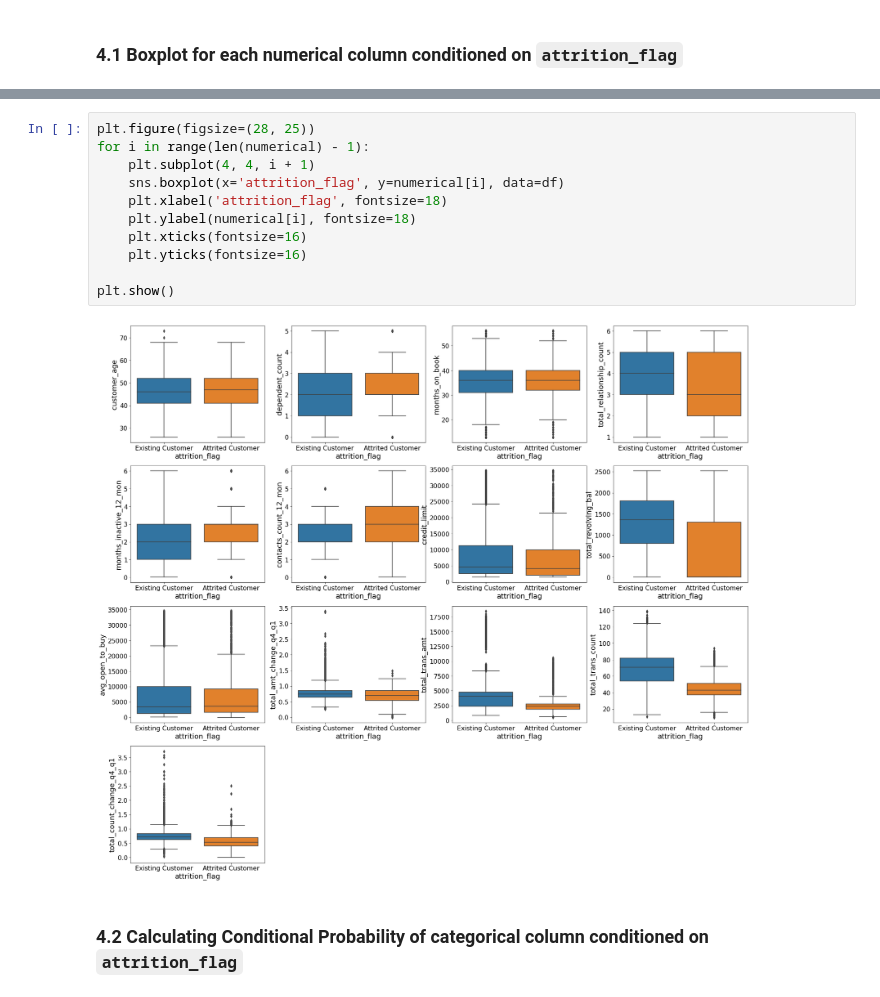
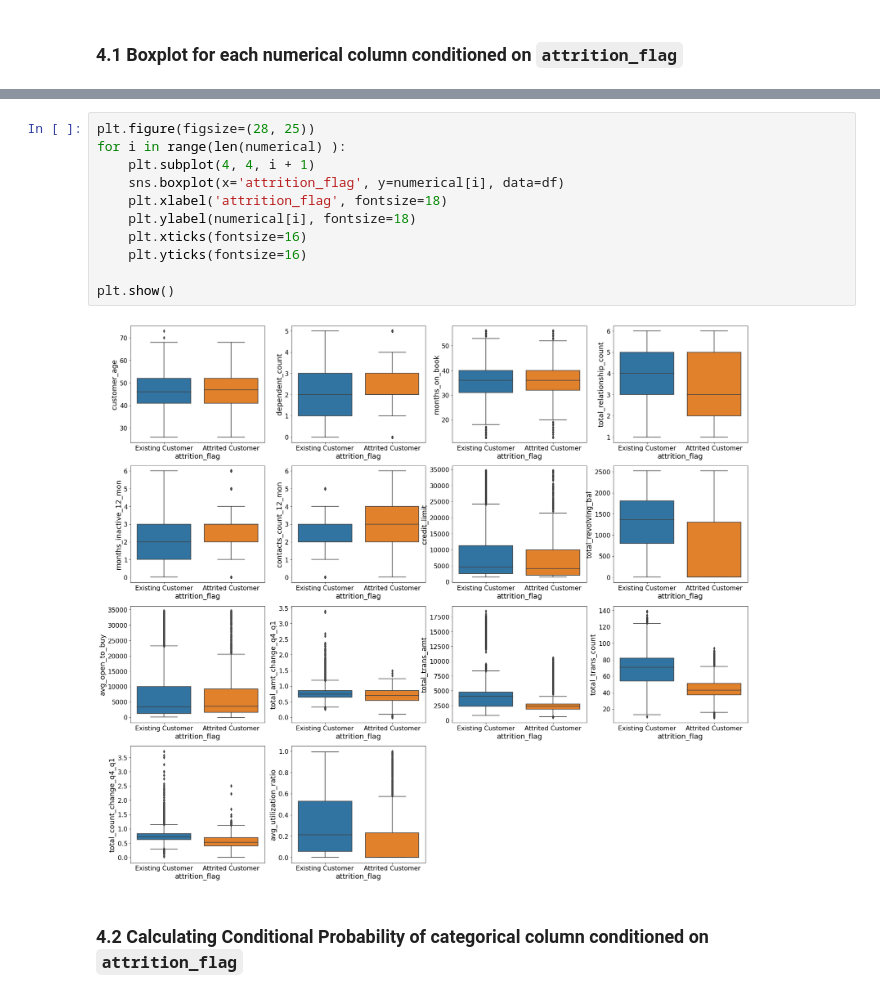
Before and after one commit to jonjonnyjonjon/introml-g2t4, a Jupyter notebook: EDA.ipynb, the cells around one changed output, grey strips where cells are left out. Saved outputs shown, nothing was run; the diff lists cells and outputs as text.

```diff
--- a/EDA.ipynb
+++ b/EDA.ipynb
@@ -322,16 +327,16 @@ for variable, subplot in zip(categorical, ax.flatten()):
 # %%
 plt.figure(figsize=(28, 25))
-for i in range(len(numerical) - 1):
+for i in range(len(numerical) ):
     plt.subplot(4, 4, i + 1)
     sns.boxplot(x='attrition_flag', y=numerical[i], data=df)
     plt.xlabel('attrition_flag', fontsize=18)
     plt.ylabel(numerical[i], fontsize=18)
     plt.xticks(fontsize=16)
     plt.yticks(fontsize=16)
 
 plt.show()
 # %% [output]
-[figure, old version]
+[figure, new version]
 # %% [markdown]
 ### 4.2 Calculating Conditional Probability of categorical column conditioned on `attrition_flag`
 # %%
```
Also changed, not shown: parts of 4 cells of this notebook.
